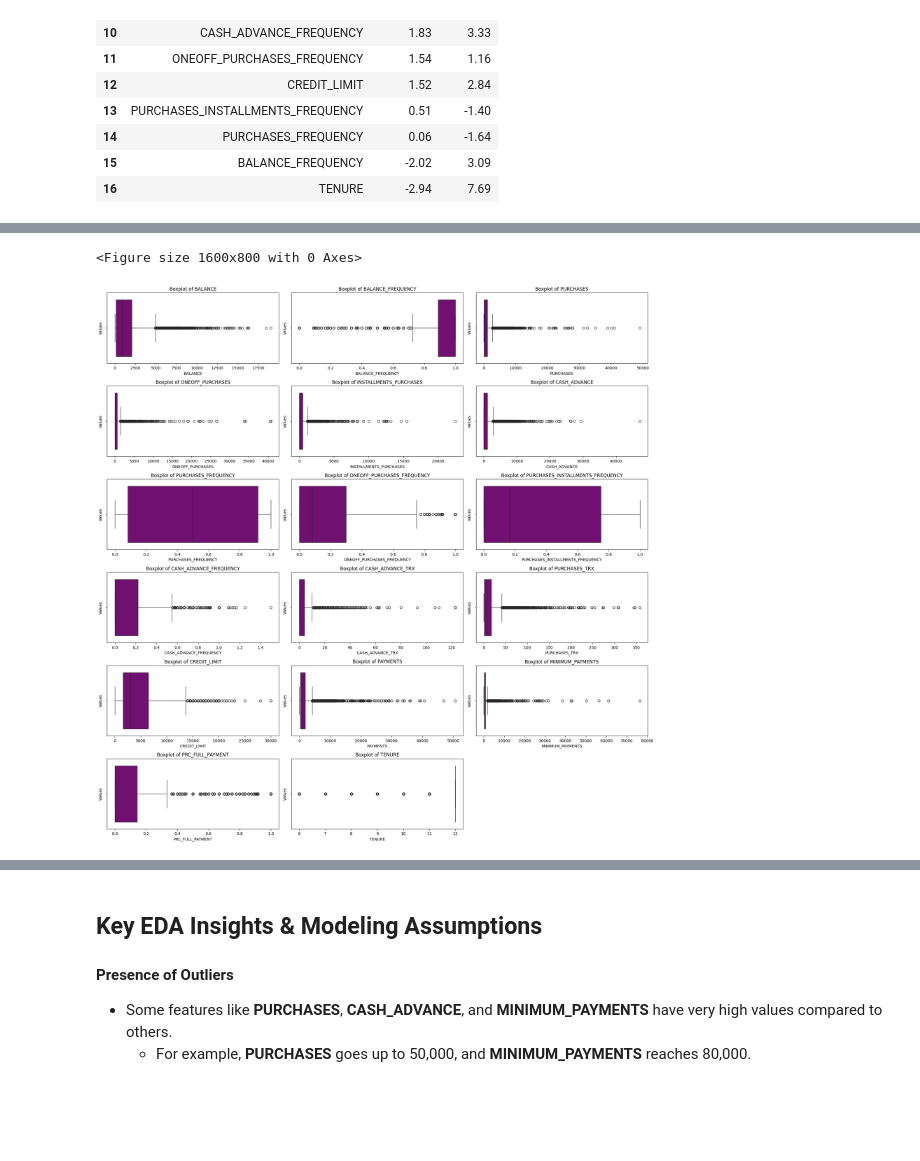
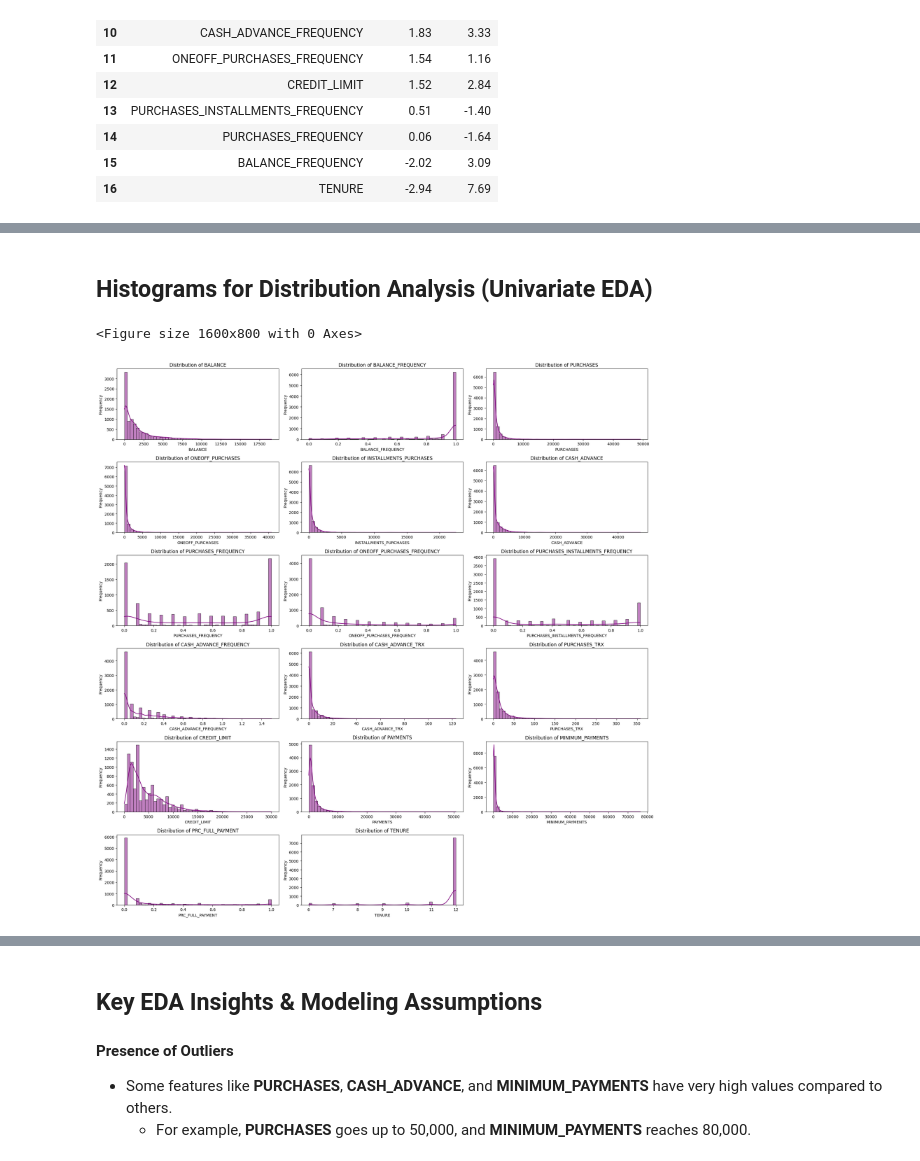
Before and after one commit to Sudais-shah/Bank-Customer-Segmentation-Targeted-Marketing-for-Wealth-Management, a Jupyter notebook: notebooks/01_eda.ipynb, the cells around one changed output, grey strips where cells are left out. Cells and saved outputs as stored; diff of their text form; code cells hidden in the pictures; blank space fills up the shorter version.

```diff
--- a/notebooks/01_eda.ipynb
+++ b/notebooks/01_eda.ipynb
@@ -189,0 +191,12 @@ skew_kurt_df
+# %%
+plt.figure(figsize=(16,8))
+fig, axes = plt.subplots(6,3, figsize=(20, 20))
+axes = axes.flatten()
+
+for i , col in enumerate(df.select_dtypes(include=['number']).columns):
+    sns.boxplot(df[col] ,  color = 'purple', ax=axes[i] , orient='h')
+    axes[i].set_title(f'boxplot of {col}')
+    axes[i].set_xlabel(col)
+    axes[i].set_ylabel('values')
+plt.tight_layout()
+plt.show()
@@ -206,17 +253,23 @@ Transaction features like `PURCHASES_TRX, CASH_ADVANCE_TRX` show high variabilit
+# %% [markdown]
+## Histograms for Distribution Analysis (Univariate EDA)
 # %%
+import math
 plt.figure(figsize=(16,8))
-fig , axes = plt.subplots(6, 3 , figsize=(20, 20))
+fig, axes = plt.subplots(math.ceil(len(df.columns) / 3), 3, figsize=(20, 20))
+
 axes = axes.flatten()
 
-for i, col in enumerate(df.select_dtypes(include=['number']).columns):
-    sns.boxplot(x=df[col], color = 'purple', ax=axes[i])
-    axes[i].set_title(f'Boxplot of {col}')
+for i ,col in enumerate(df.select_dtypes(include='number').columns):
+    sns.histplot(df[col], color='purple' , ax=axes[i] , kde=True, bins=50)
+    axes[i].set_title(f'Distribution of {col}')
     axes[i].set_xlabel(col)
-    axes[i].set_ylabel('Values')
+    axes[i].set_ylabel('Frequency')
+
 for j in range(i+1, len(axes)):
     fig.delaxes(axes[j])
+
 plt.tight_layout()
 plt.show()
 # %% [output]
 <Figure size 1600x800 with 0 Axes>
-[figure, old version]
+[figure, new version]
```
Also changed, not shown: parts of 22 cells of this notebook, 4 other files.
